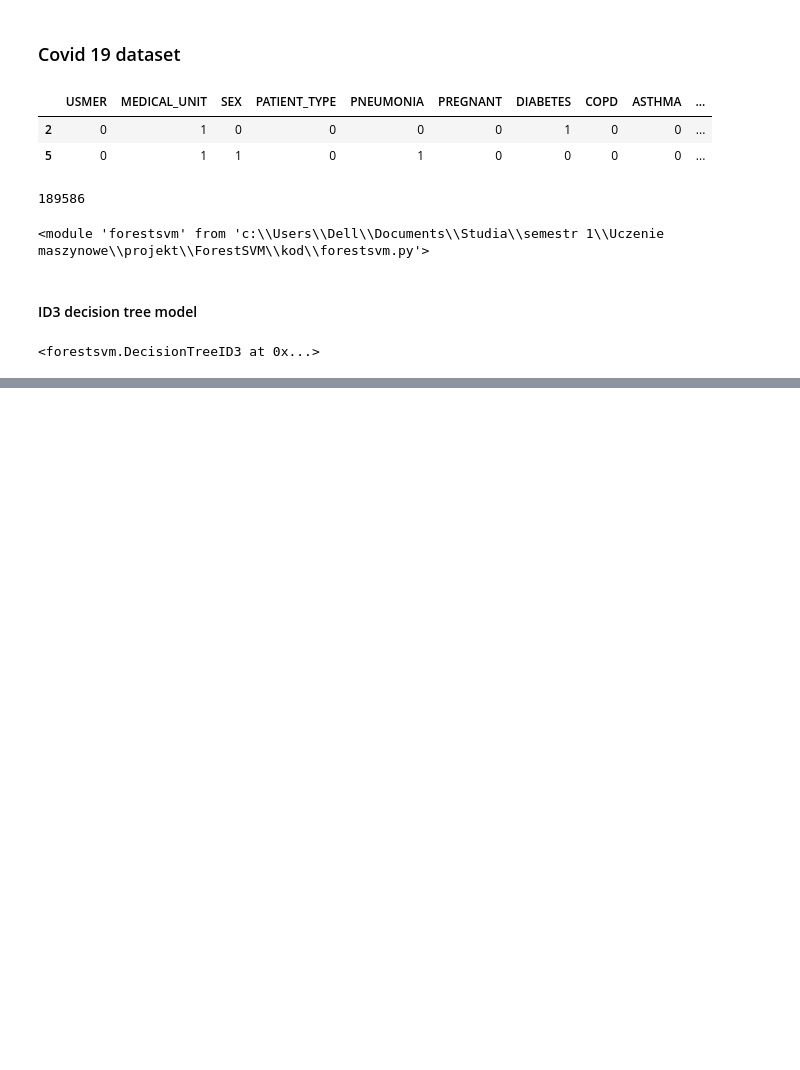
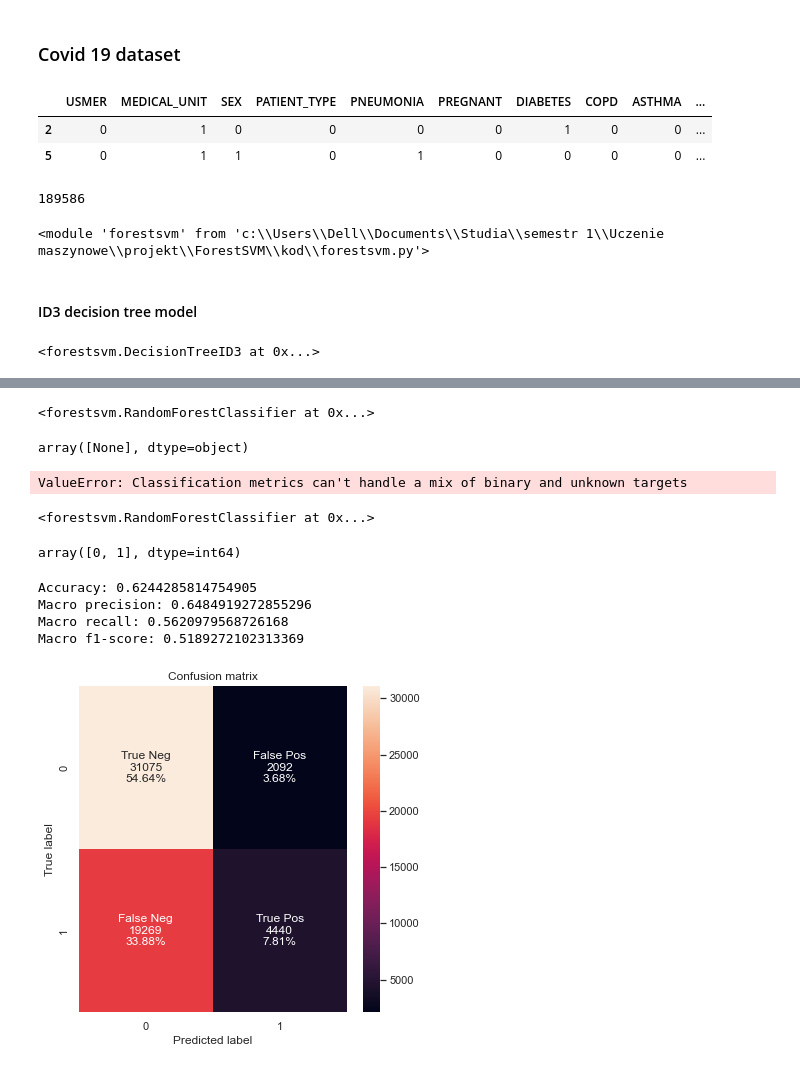
Before and after one commit to JakubSzczepanowski/ForestSVM, a Jupyter notebook: kod/experiments.ipynb, the cells around one changed output, grey strips where cells are left out. Cells and saved outputs as stored; diff of their text form; code cells hidden in the pictures; blank space fills up the shorter version.

```diff
--- a/kod/experiments.ipynb
+++ b/kod/experiments.ipynb
@@ -872,0 +882,3 @@ array([1, 0], dtype=int64)
+# %%
+tree = DecisionTreeClassifier()
+tree.fit(X_train, y_train)
@@ -881,0 +902,32 @@ Macro f1-score: 0.6438541329910575
+# %%
+tree = RFC(n_estimators=100)
+tree.fit(X_train, np.array(y_train))
+# %% [output]
+<forestsvm.RandomForestClassifier at 0x...>
+# %%
+pd.Series(y_test_pred).unique()
+# %% [output]
+array([None], dtype=object)
+# %%
+y_test_pred = tree.predict(X_test)
+metrics(y_test, y_test_pred)
+# %% [output]
+ValueError: Classification metrics can't handle a mix of binary and unknown targets
+# %%
+forest = RFC(n_estimators=40)
+forest.fit(X_train, np.array(y_train))
+# %% [output]
+<forestsvm.RandomForestClassifier at 0x...>
+# %%
+np.unique(y_test_pred)
+# %% [output]
+array([0, 1], dtype=int64)
+# %%
+y_test_pred = forest.predict(X_test)
+metrics(y_test, y_test_pred)
+# %% [output]
+Accuracy: 0.6244285814754905
+Macro precision: 0.6484919272855296
+Macro recall: 0.5620979568726168
+Macro f1-score: 0.5189272102313369
+[figure, added]
```
Also changed, not shown: parts of 19 cells of this notebook, 1 other file.
